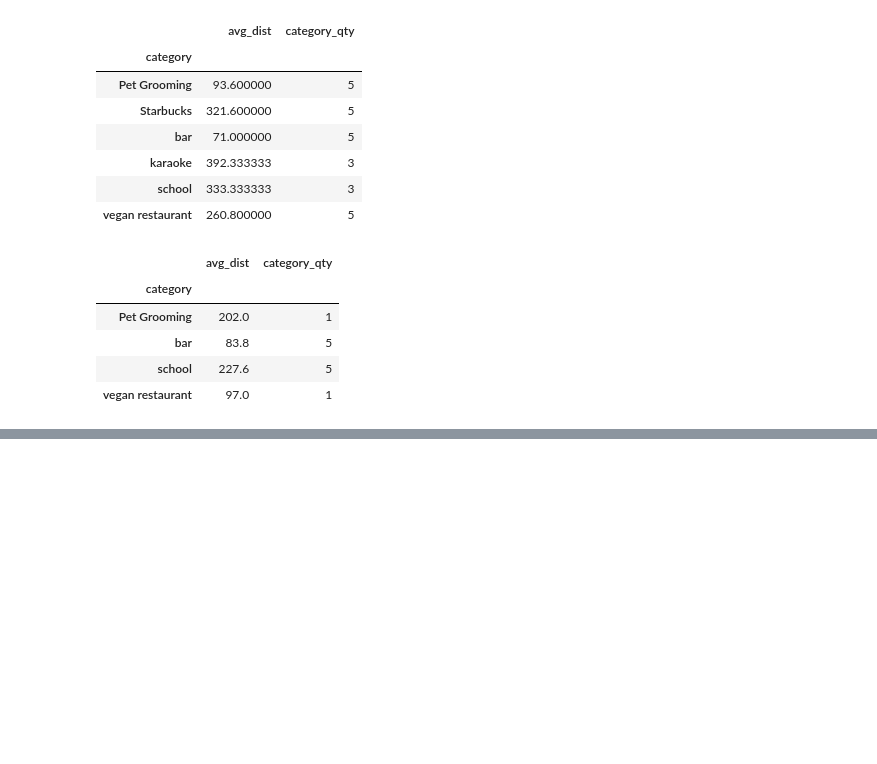
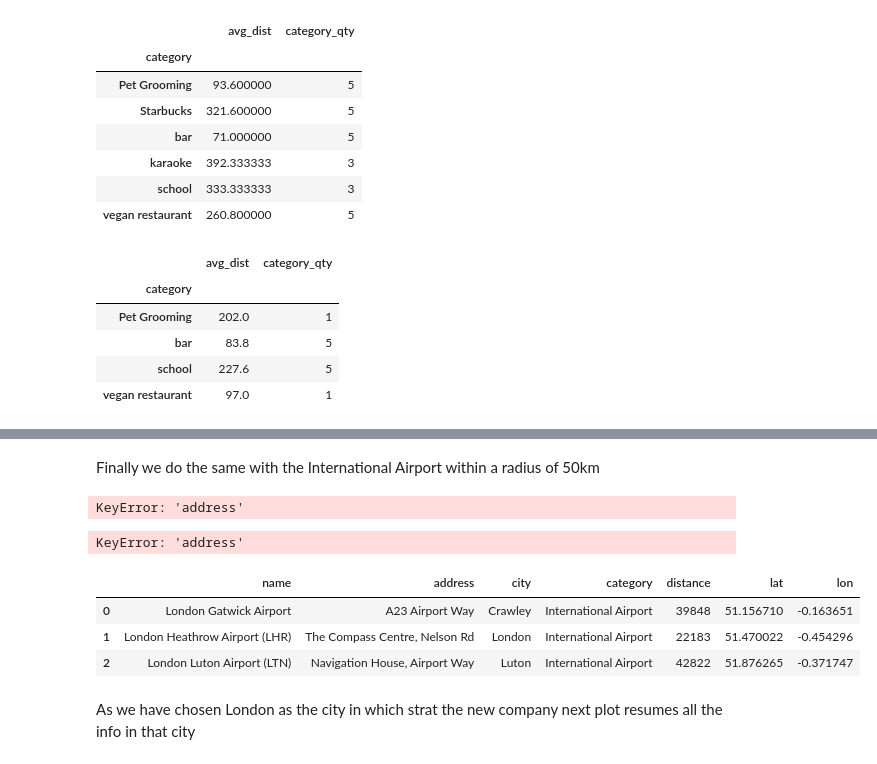
Before and after one commit to psaeztorres/PROJECT-III-Geolocalization, a Jupyter notebook: PROJECT -3.ipynb, the cells around one changed output, grey strips where cells are left out. Drawn from its saved outputs; the diff is of its cells as text; code cells hidden in the pictures; blank space fills up the shorter version.

```diff
--- a/PROJECT -3.ipynb
+++ b/PROJECT -3.ipynb
@@ -194,0 +247,22 @@ In a second step we search for the distance to a Basketball stadium and we accep
+# %% [markdown]
+Finally we do the same with the International Airport within a radius of 50km
+# %%
+SF_ia = sf.requests_for_foursquare_relevance ( 'International Airport',37.761929979999955,-122.39218991688902, radius=50000, limit=5)
+SF_ia
+# %% [output]
+KeyError: 'address'
+# %%
+NY_ia = sf.requests_for_foursquare_relevance ( 'International Airport',40.74314475163043, -73.98603873478262, radius=60000, limit=10)
+NY_ia
+# %% [output]
+KeyError: 'address'
+# %%
+LND_ia = sf.requests_for_foursquare_relevance('International Airport',51.51689597746479, -0.1473155197183098, radius=50000, limit=5)
+LND_ia
+# %% [output]
+|  | name | address | city | category | distance | lat | lon |
+| 0 | London Gatwick Airport | A23 Airport Way | Crawley | International Airport | 39848 | 51.156710 | -0.163651 |
+| 1 | London Heathrow Airport (LHR) | The Compass Centre, Nelson Rd | London | International Airport | 22183 | 51.470022 | -0.454296 |
+| 2 | London Luton Airport (LTN) | Navigation House, Airport Way | Luton | International Airport | 42822 | 51.876265 | -0.371747 |
+# %% [markdown]
+As we have chosen London as the city in which strat the new company next plot resumes all the info in that city
```
Also changed, not shown: parts of 28 cells of this notebook, 9 other files.
